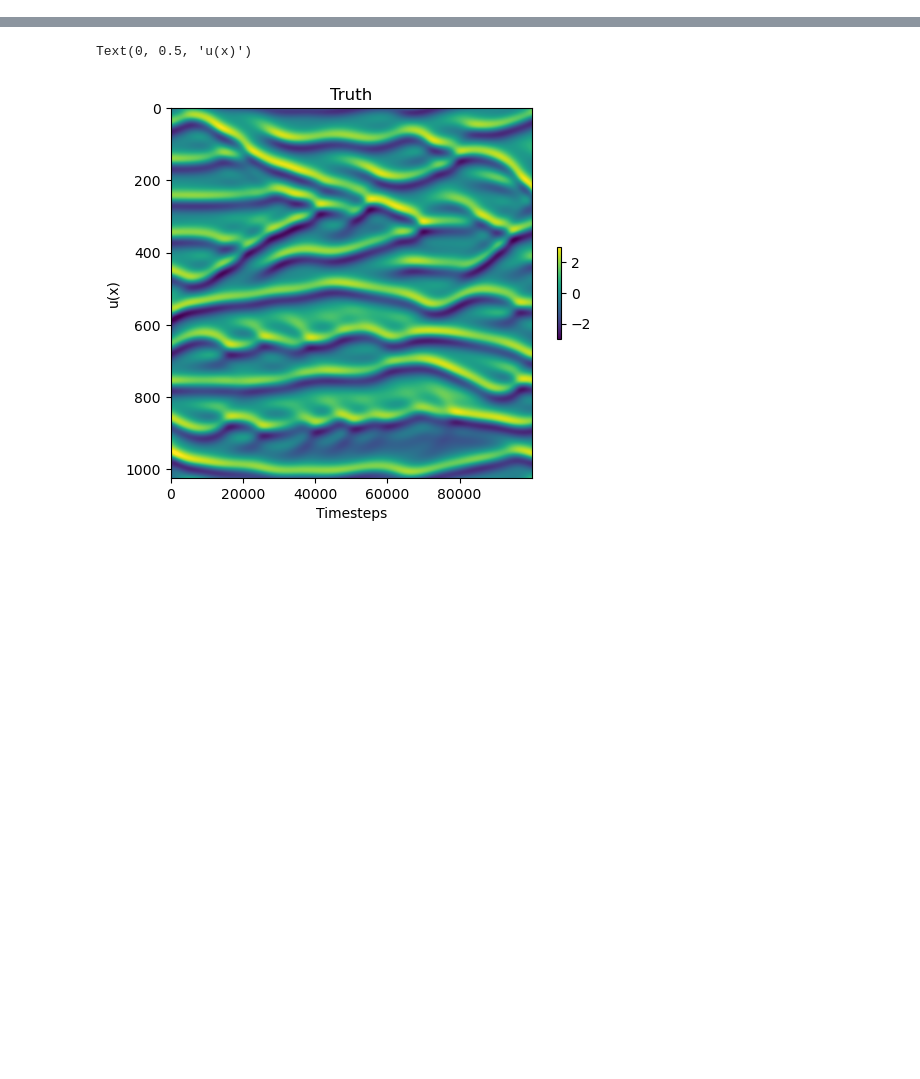
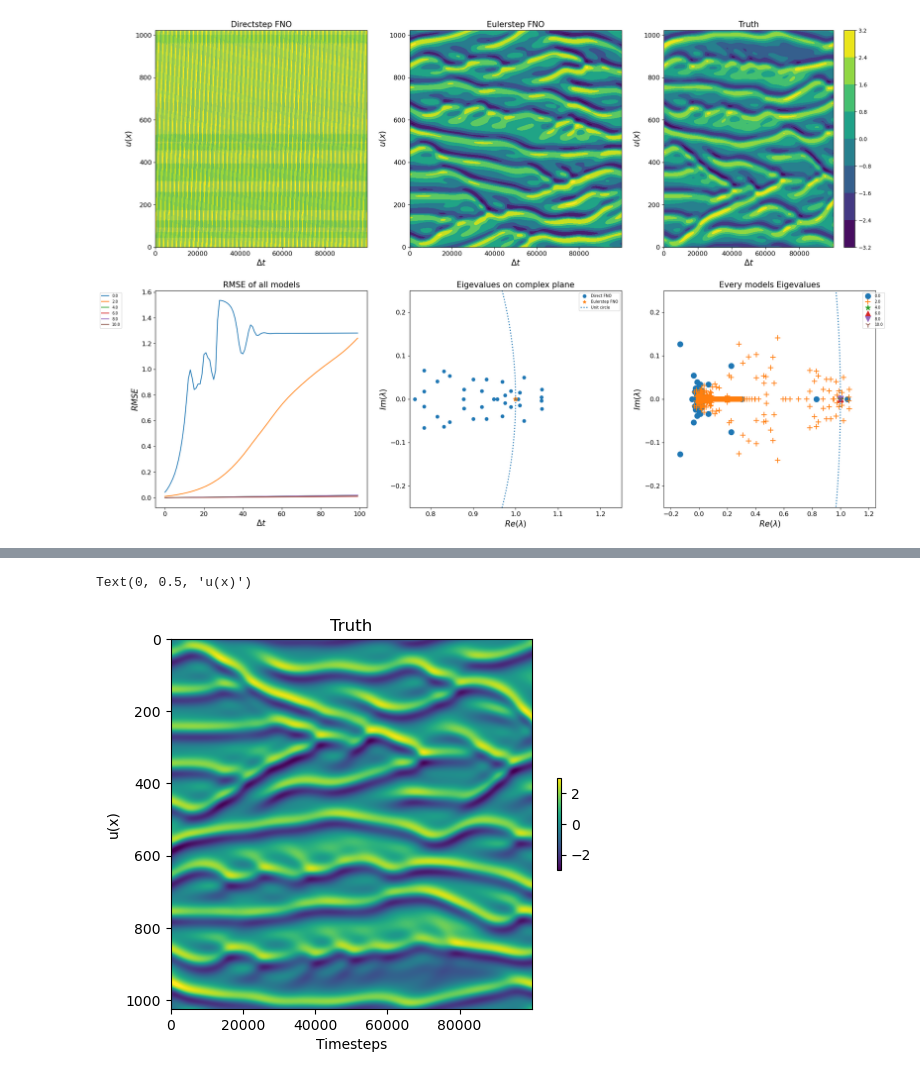
Before and after one commit to cainsliewastaken/Conrad_Research_4_Ashesh, a Jupyter notebook: viz.ipynb, the cells around one changed output, grey strips where cells are left out. Drawn from its saved outputs; the diff is of its cells as text; code cells hidden in the pictures; blank space fills up the shorter version.

```diff
--- a/viz.ipynb
+++ b/viz.ipynb
@@ -29,0 +392,69 @@ device = 'cuda'
+# %%
+fig, axs = plt.subplots(2, 3, figsize=(24,16))
+
+axs[0, 0].contourf(net_pred[:].T, vmax=3, vmin=-3)
+axs[0, 0].set_title('Directstep FNO', fontsize=15)
+axs[0, 0].set_xlabel(r'$\Delta t$', fontsize=15)
+axs[0, 0].set_ylabel(r'$u(x)$', fontsize=15)
+axs[0, 0].xaxis.set_tick_params(labelsize=12)
+axs[0, 0].yaxis.set_tick_params(labelsize=12)
+
+axs[0, 1].contourf(net_2_pred[:100000].T, vmax=3, vmin=-3)
+axs[0, 1].set_title('Eulerstep FNO', fontsize=15)
+axs[0, 1].set_xlabel(r'$\Delta t$', fontsize=15)
+axs[0, 1].set_ylabel(r'$u(x)$', fontsize=15)
+axs[0, 1].xaxis.set_tick_params(labelsize=12)
+axs[0, 1].yaxis.set_tick_params(labelsize=12)
+
+im = axs[0,2].contourf(net_truth[:100000].T, vmax=3, vmin=-3)
+axs[0,2].set_title('Truth', fontsize=15)
+axs[0, 2].set_xlabel(r'$\Delta t$', fontsize=15)
+axs[0, 2].set_ylabel(r'$u(x)$', fontsize=15)
+axs[0, 2].xaxis.set_tick_params(labelsize=12)
+axs[0, 2].yaxis.set_tick_params(labelsize=12)
+
+fig.colorbar(im, ax=axs[0, 2], location='right')
+
+trange = 100000
+tstart = 0
+tend = 100000
+
+for k in range(len(labels)):
+    axs[1, 0].plot(out_RMSE_vals[k,tstart:tend], label=labels[k])
+axs[1, 0].legend(bbox_to_anchor=(-.15, 1), prop={'size':7})
+axs[1, 0].set_title('RMSE of all models', fontsize=15)
+axs[1, 0].set_xlabel(r'$\Delta t$', fontsize=15)
+axs[1, 0].set_ylabel(r'$RMSE$', fontsize=15)
+axs[1, 0].xaxis.set_tick_params(labelsize=12)
+axs[1, 0].yaxis.set_tick_params(labelsize=12)
+
+
+axs[1, 1].scatter(net_eigvals.real, net_eigvals.imag)
+axs[1, 1].scatter(net_2_eigvals.real, net_2_eigvals.imag, marker='*')
+t = np.linspace(0,np.pi*2,10000)
+axs[1, 1].plot(np.cos(t), np.sin(t), ':', linewidth=2)
+axs[1, 1].set_xlim([.75,1.25])
+axs[1, 1].set_ylim([-.25,.25])
+axs[1, 1].legend(['Direct FNO','Eulerstep FNO','Unit circle '], loc='upper right', prop={'size':7})
+axs[1, 1].set_title('Eigevalues on complex plane', fontsize=15)
+axs[1, 1].set_xlabel(r'$Re(\lambda)$', fontsize=15)
+axs[1, 1].set_ylabel(r'$Im(\lambda)$', fontsize=15)
+axs[1, 1].xaxis.set_tick_params(labelsize=12)
+axs[1, 1].yaxis.set_tick_params(labelsize=12)
+
+
+for i in range(len(labels)):
+    axs[1, 2].scatter(net_eigvals_all[i].real, net_eigvals_all[i].imag, marker=markers[i], label=labels[i], s=100)
+axs[1, 2].plot(np.cos(t), np.sin(t), ':', linewidth=2)
+axs[1, 2].legend(bbox_to_anchor=(1.05, 1), prop={'size':7})
+axs[1, 2].set_xlim([-.25,1.25])
+axs[1, 2].set_ylim([-.25,.25])
+axs[1, 2].set_title('Every models Eigevalues', fontsize=15)
+axs[1, 2].set_xlabel(r'$Re(\lambda)$', fontsize=15)
+axs[1, 2].set_ylabel(r'$Im(\lambda)$', fontsize=15)
+axs[1, 2].xaxis.set_tick_params(labelsize=12)
+axs[1, 2].yaxis.set_tick_params(labelsize=12)
+
+fig.savefig('Figure_1.png', dpi=fig.dpi)
+# %% [output]
+[figure, added]
```
Also changed, not shown: parts of 71 cells of this notebook, 11 other files.
